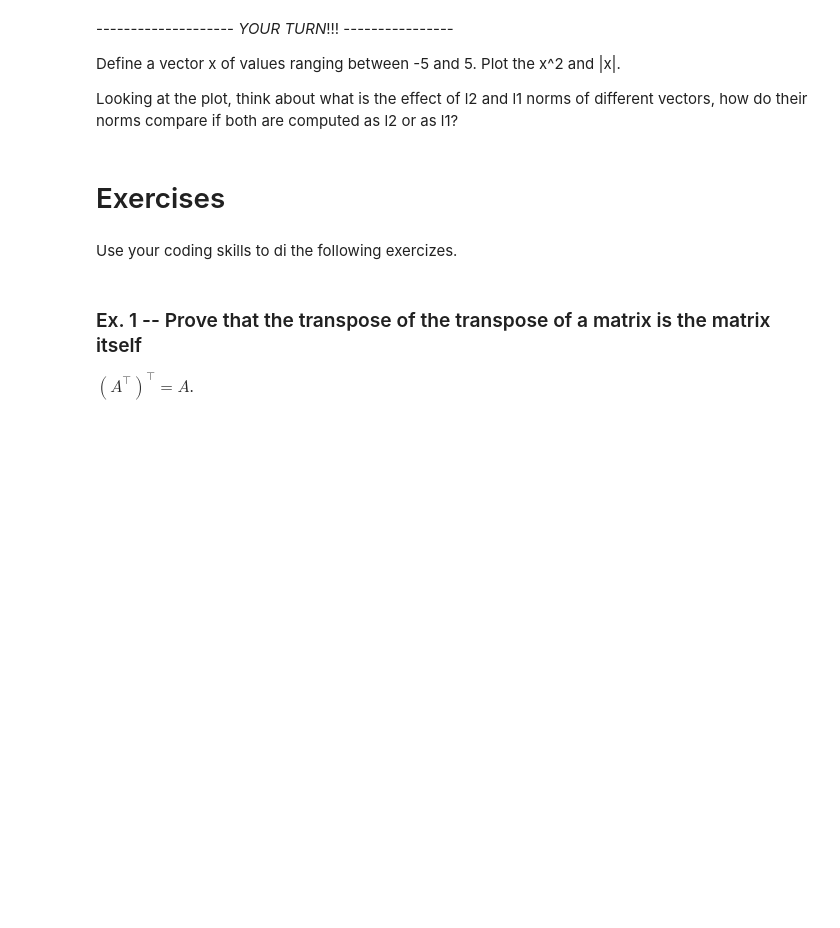
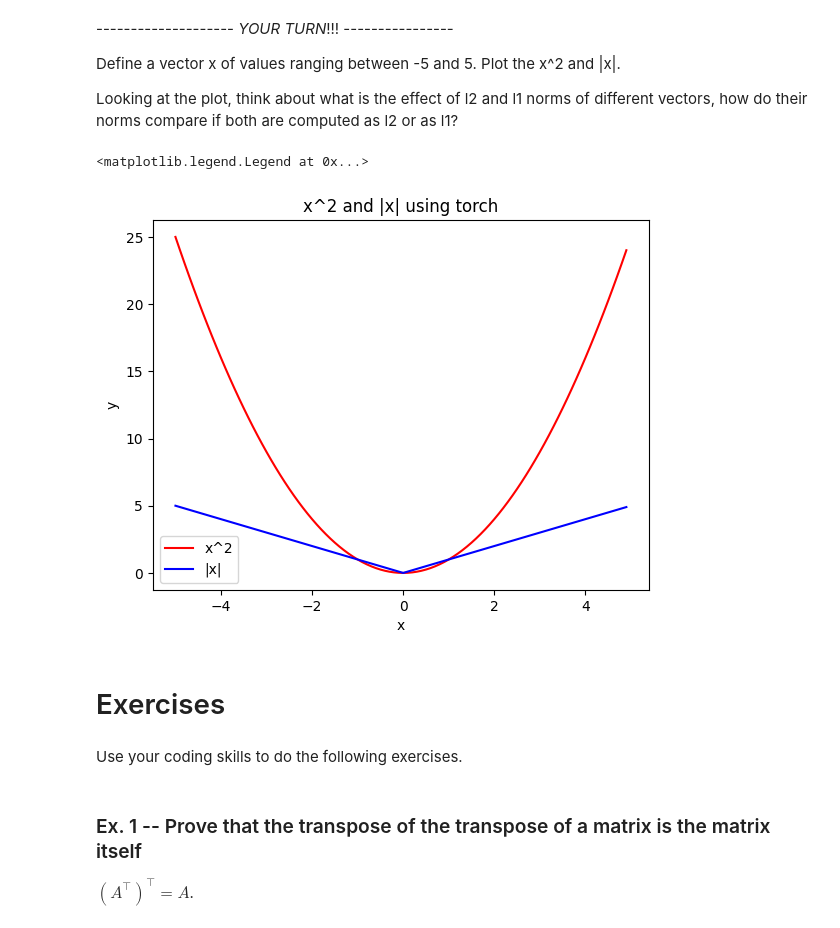
Before and after one commit to joelizstan/P-A_ML_Fall2025, a Jupyter notebook: Notebooks/1_PyTorch_and_Linear_Algebra.ipynb, the cells around one changed output. Saved outputs shown, nothing was run; the diff lists cells and outputs as text; code cells hidden in the pictures; blank space fills up the shorter version.

```diff
--- a/Notebooks/1_PyTorch_and_Linear_Algebra.ipynb
+++ b/Notebooks/1_PyTorch_and_Linear_Algebra.ipynb
@@ -436,12 +621,22 @@ Looking at the plot, think about what is the effect of l2 and l1 norms of differ
 # %%
 # write you code here. To plotting you can use the python library matplotlib
 import matplotlib.pyplot as plt
 
 # ...code for plotting...
+x = torch.arange(-5, 5, 0.1)
+plt.plot(x.numpy(), x.numpy() ** 2, color = 'red', label = 'x^2') # Plot y = x^2 in red color
+plt.plot(x.numpy(), x.abs().numpy(), color = 'blue', label = '|x|') # Plot y = |x| in blue color
+plt.xlabel('x') # Label for x-axis
+plt.ylabel('y') # Label for y-axis
+plt.title('x^2 and |x| using torch') # Title of the plot
+plt.legend()
+# %% [output]
+<matplotlib.legend.Legend at 0x...>
+[figure, added]
 # %% [markdown]
 # Exercises
 # %% [markdown]
-Use your coding skills to di the following exercizes.
+Use your coding skills to do the following exercises.
 # %% [markdown]
 ### Ex. 1 -- Prove that the transpose of the transpose of a matrix is the matrix itself
 
```
Also changed, not shown: parts of 41 cells of this notebook.
